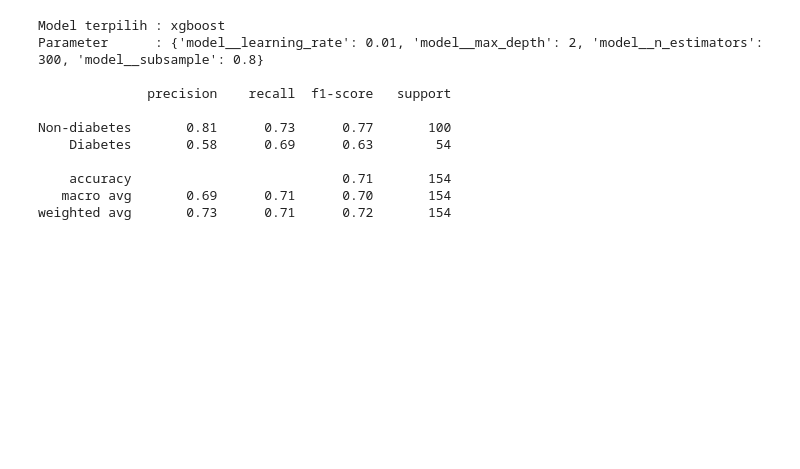
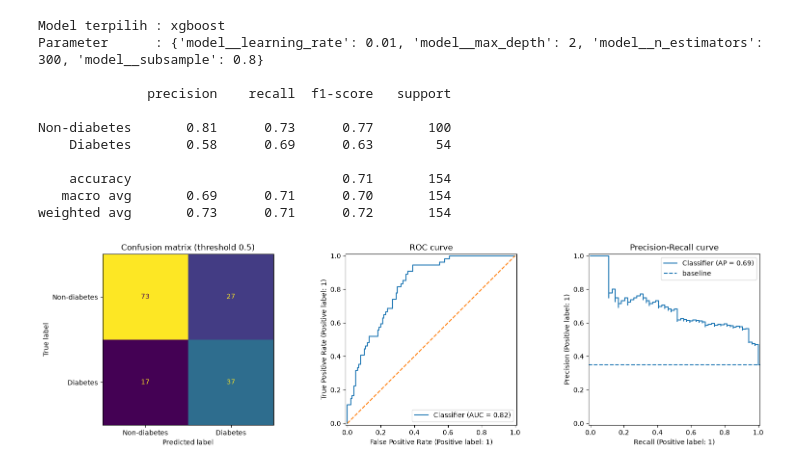
Before and after one commit to hixmatiar/Mini-Project-Gallery, a Jupyter notebook: ml_diabetesPredictiom/Diabetes Classification.ipynb, the cells around one changed output. Saved outputs shown, nothing was run; the diff lists cells and outputs as text; code cells hidden in the pictures; blank space fills up the shorter version.

Commit message:
add Confussion Matrix, ROC-AUC, Precision-Recall

```diff
--- a/ml_diabetesPredictiom/Diabetes Classification.ipynb
+++ b/ml_diabetesPredictiom/Diabetes Classification.ipynb
@@ -347,3 +347,22 @@ Non-diabetes       0.81      0.73      0.77       100
     accuracy                           0.71       154
    macro avg       0.69      0.71      0.70       154
 weighted avg       0.73      0.71      0.72       154
+# %%
+fig, axes = plt.subplots(1, 3, figsize=(16, 4.5))
+
+ConfusionMatrixDisplay.from_predictions(y_test, pred_test, display_labels=["Non-diabetes", "Diabetes"], colorbar=False, ax=axes[0])
+axes[0].set_title("Confusion matrix (threshold 0.5)")
+
+RocCurveDisplay.from_predictions(y_test, proba_test, ax=axes[1])
+axes[1].plot([0, 1], [0, 1], "--",)
+axes[1].set_title("ROC curve")
+
+PrecisionRecallDisplay.from_predictions(y_test, proba_test, ax=axes[2])
+axes[2].axhline(y_test.mean(), ls="--", label="baseline")
+axes[2].legend()
+axes[2].set_title("Precision-Recall curve")
+
+plt.tight_layout()
+plt.show()
+# %% [output]
+[figure, added]
```
